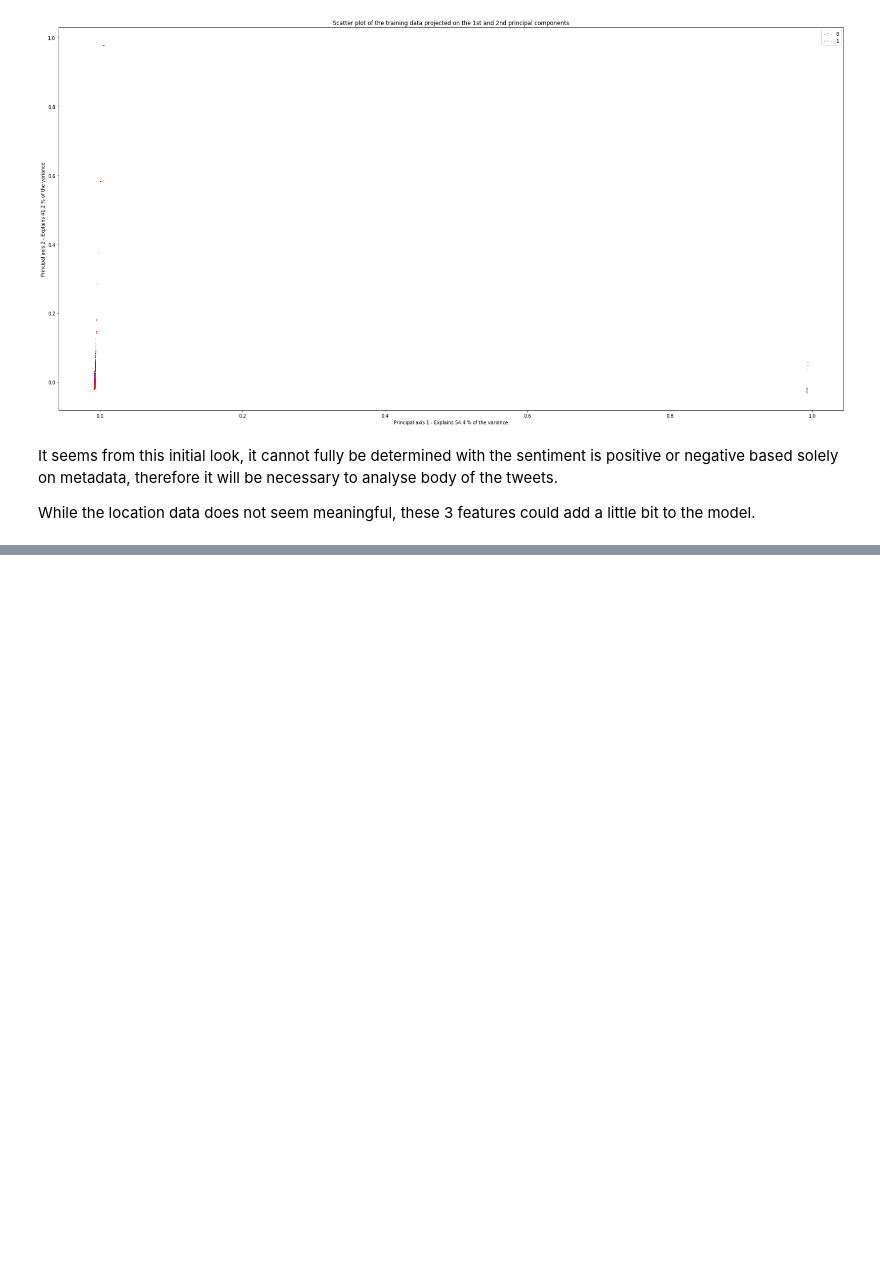
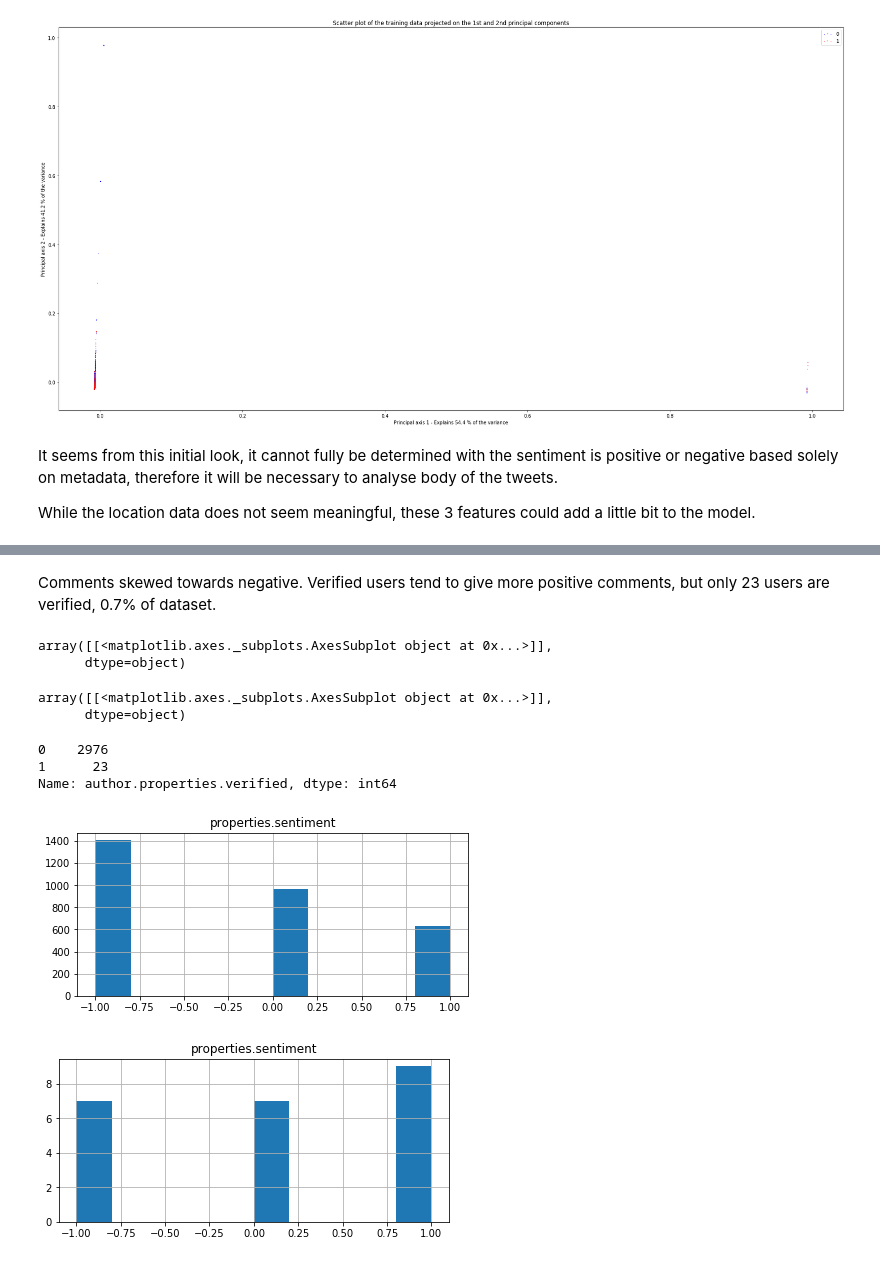
Before and after one commit to williamdaburke/twitter_sentiment_keras, a Jupyter notebook: Data_exploration.ipynb, the cells around one changed output, grey strips where cells are left out. Saved outputs shown, nothing was run; the diff lists cells and outputs as text; code cells hidden in the pictures; blank space fills up the shorter version.

Commit message:
More in depth eda with graphs and some nlp analysis

```diff
--- a/Data_exploration.ipynb
+++ b/Data_exploration.ipynb
@@ -176,3 +195,27 @@ author.properties.verified: 0.03886120752344499
 It seems from this initial look, it cannot fully be determined with the sentiment is positive or negative based solely on metadata, therefore it will be necessary to analyse body of the tweets.
 
 While the location data does not seem meaningful, these 3 features could add a little bit to the model.
+# %%
+
+#add features
+#ignore I and A which could be normal words
+combined_df["count_words_upper"] = combined_df["content.body"].apply(lambda x: len([w for w in str(x).split() if w.isupper() and w not in ["I","A"]]))
+
+combined_df['count_sent']=combined_df["content.body"].apply(lambda x: len(re.findall("\n",str(x)))+1)
+#Word count in each comment:
+combined_df['count_word']=combined_df["content.body"].apply(lambda x: len(str(x).split()))
+#sentence count
+combined_df['count_sent']=combined_df["content.body"].apply(lambda x: len(re.findall("\n",str(x))))
+
+#exclamation count
+combined_df['count_exclamation']=combined_df["content.body"].apply(lambda x: len(re.findall("!",str(x))))
+
+#usertag count
+combined_df['count_user_tags']=combined_df["content.body"].apply(lambda x: len(re.findall('@[^\s]+',str(x))))
+
+#hash count
+combined_df['count_hash']=combined_df["content.body"].apply(lambda x: len(re.findall(r'#([^\s]+)',str(x))))
+
+#url count
+combined_df['count_url']=combined_df["content.body"].apply(lambda x: len(re.findall('((www\.[^\s]+)|(https?://[^\s]+))',str(x))))
+combined_df.head()
@@ -178,0 +229,19 @@ While the location data does not seem meaningful, these 3 features could add a l
+# %% [markdown]
+Comments skewed towards negative.  Verified users tend to give more positive comments, but only 23 users are verified, 0.7% of dataset.
+# %%
+target = "properties.sentiment"
+plt.rcParams['figure.figsize'] = [7,3]
+combined_df.hist(column=target)
+
+combined_df[combined_df["author.properties.verified"]==1].hist(column=target)
+combined_df["author.properties.verified"].value_counts()
+# %% [output]
+array([[<matplotlib.axes._subplots.AxesSubplot object at 0x...>]],
+      dtype=object)
+array([[<matplotlib.axes._subplots.AxesSubplot object at 0x...>]],
+      dtype=object)
+0    2976
+1      23
+Name: author.properties.verified, dtype: int64
+[figure, added]
+[figure, added]
```
Also changed, not shown: parts of 21 cells of this notebook.
